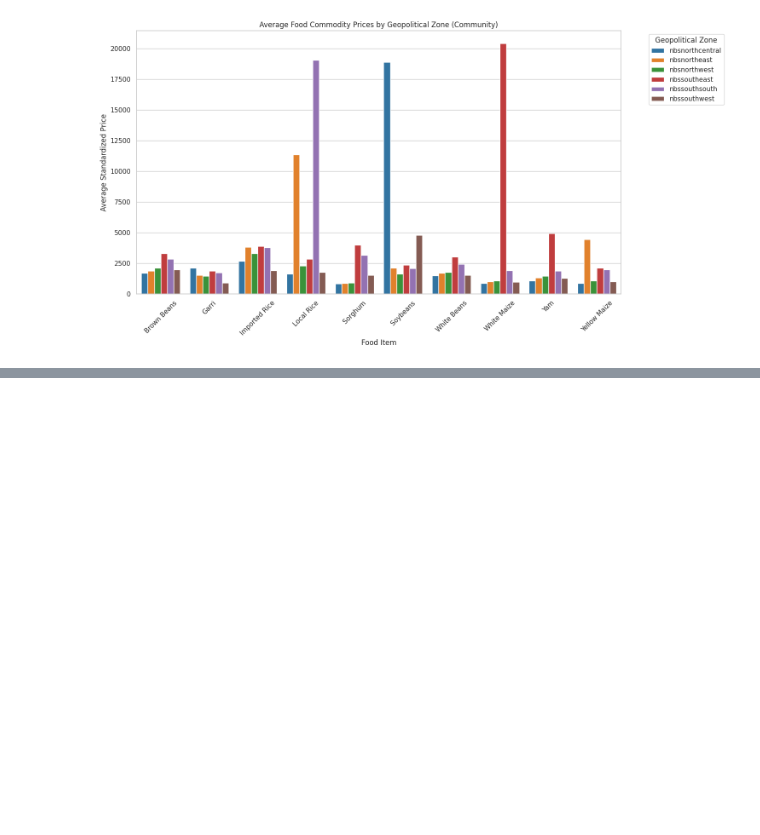
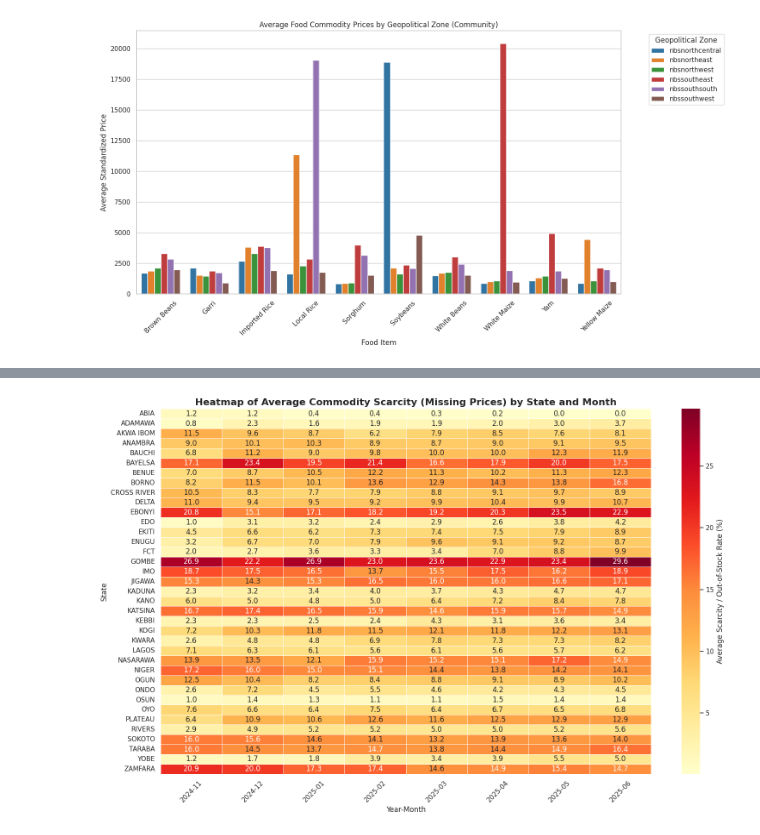
Before and after one commit to starsyntaxx/MarketIQ, a Jupyter notebook: notebooks/02_exploratory_analysis.ipynb, the cells around one changed output, grey strips where cells are left out. Saved outputs shown, nothing was run; the diff lists cells and outputs as text; code cells hidden in the pictures; blank space fills up the shorter version.

Commit message:
Analysis of  master dataset, and missing values.

```diff
--- a/notebooks/02_exploratory_analysis.ipynb
+++ b/notebooks/02_exploratory_analysis.ipynb
@@ -299,0 +349,28 @@ plt.show()
+# %%
+# Calculate overall commodity scarcity by state and time to detect global trends
+# Pivot to create a State-Month matrix showing the average missing rate across all commodities
+pivot_df = scarcity_df.pivot_table(
+    index='statelabel',
+    columns='year_month_str',
+    values='missing_rate',
+    aggfunc='mean'
+)
+
+plt.figure(figsize=(16, 10))
+sns.heatmap(
+    pivot_df,
+    cmap='YlOrRd',
+    annot=True,
+    fmt=".1f",
+    linewidths=.5,
+    cbar_kws={'label': 'Average Scarcity / Out-of-Stock Rate (%)'}
+)
+
+plt.title('Heatmap of Average Commodity Scarcity (Missing Prices) by State and Month', fontsize=16, fontweight='bold')
+plt.xlabel('Year-Month', fontsize=12)
+plt.ylabel('State', fontsize=12)
+plt.xticks(rotation=45)
+plt.tight_layout()
+plt.show()
+# %% [output]
+[figure, added]
```
Also changed, not shown: parts of 6 cells of this notebook.
